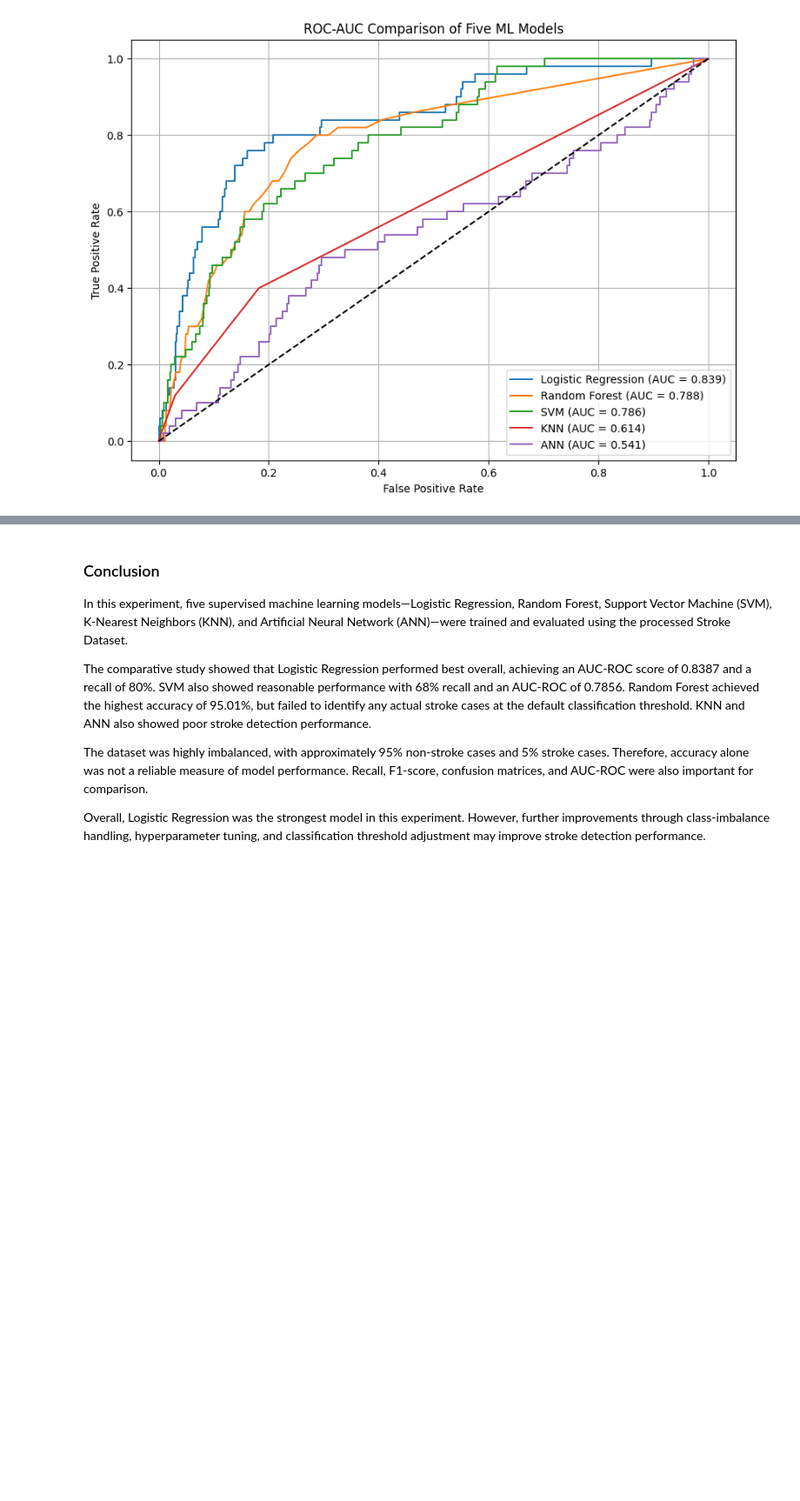
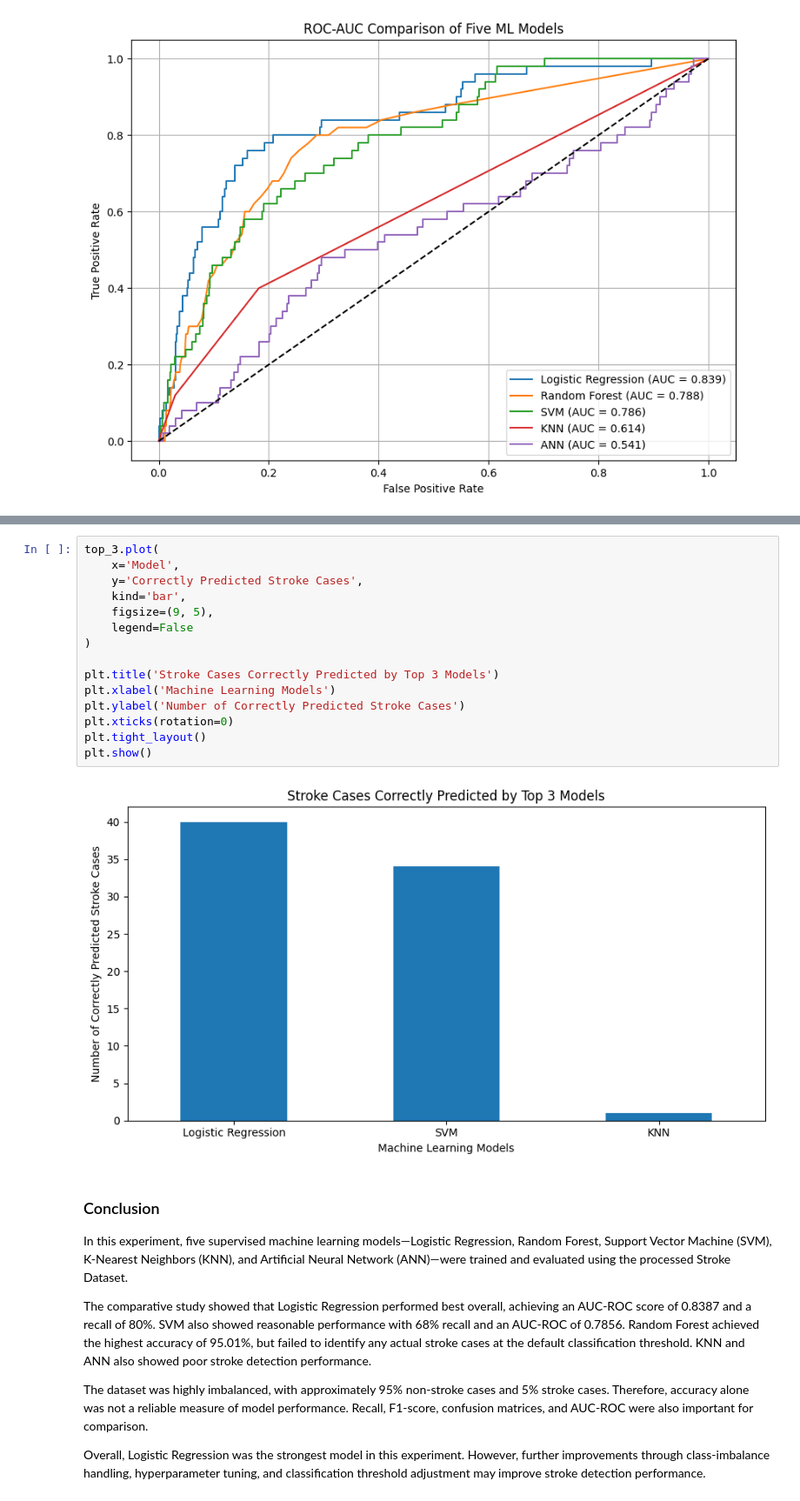
Before and after one commit to helloiamsuchi/AI-LAB, a Jupyter notebook: Models_Applied_to_processed_stroke_data.ipynb, the cells around one changed output, grey strips where cells are left out. Shown at 87% size. Drawn from its saved outputs; the diff is of its cells as text; blank space fills up the shorter version.

```diff
--- a/Models_Applied_to_processed_stroke_data.ipynb
+++ b/Models_Applied_to_processed_stroke_data.ipynb
@@ -319,3 +407,20 @@ plt.show()
+# %%
+top_3.plot(
+    x='Model',
+    y='Correctly Predicted Stroke Cases',
+    kind='bar',
+    figsize=(9, 5),
+    legend=False
+)
+
+plt.title('Stroke Cases Correctly Predicted by Top 3 Models')
+plt.xlabel('Machine Learning Models')
+plt.ylabel('Number of Correctly Predicted Stroke Cases')
+plt.xticks(rotation=0)
+plt.tight_layout()
+plt.show()
+# %% [output]
+[figure, added]
 # %% [markdown]
 ### Conclusion
 
```
Also changed, not shown: parts of 3 cells of this notebook.
